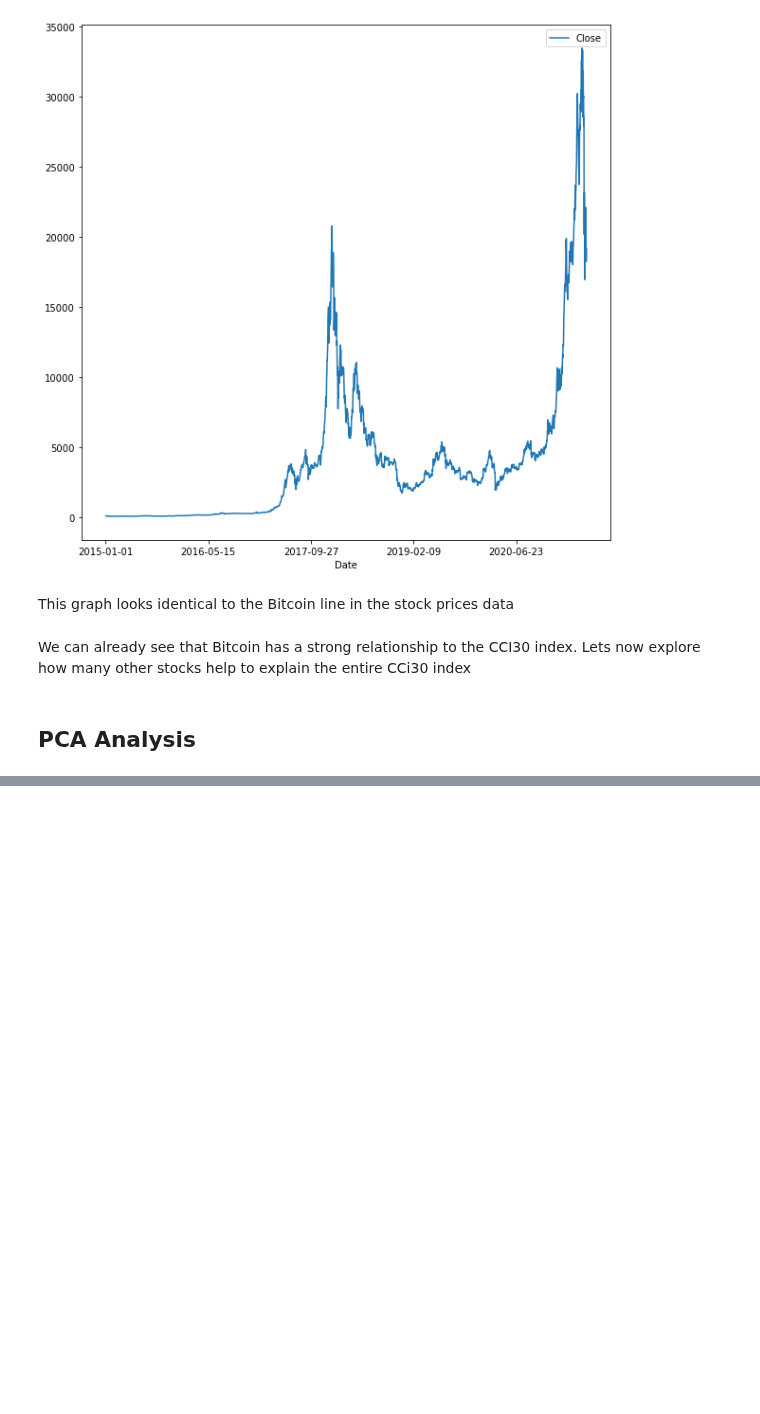
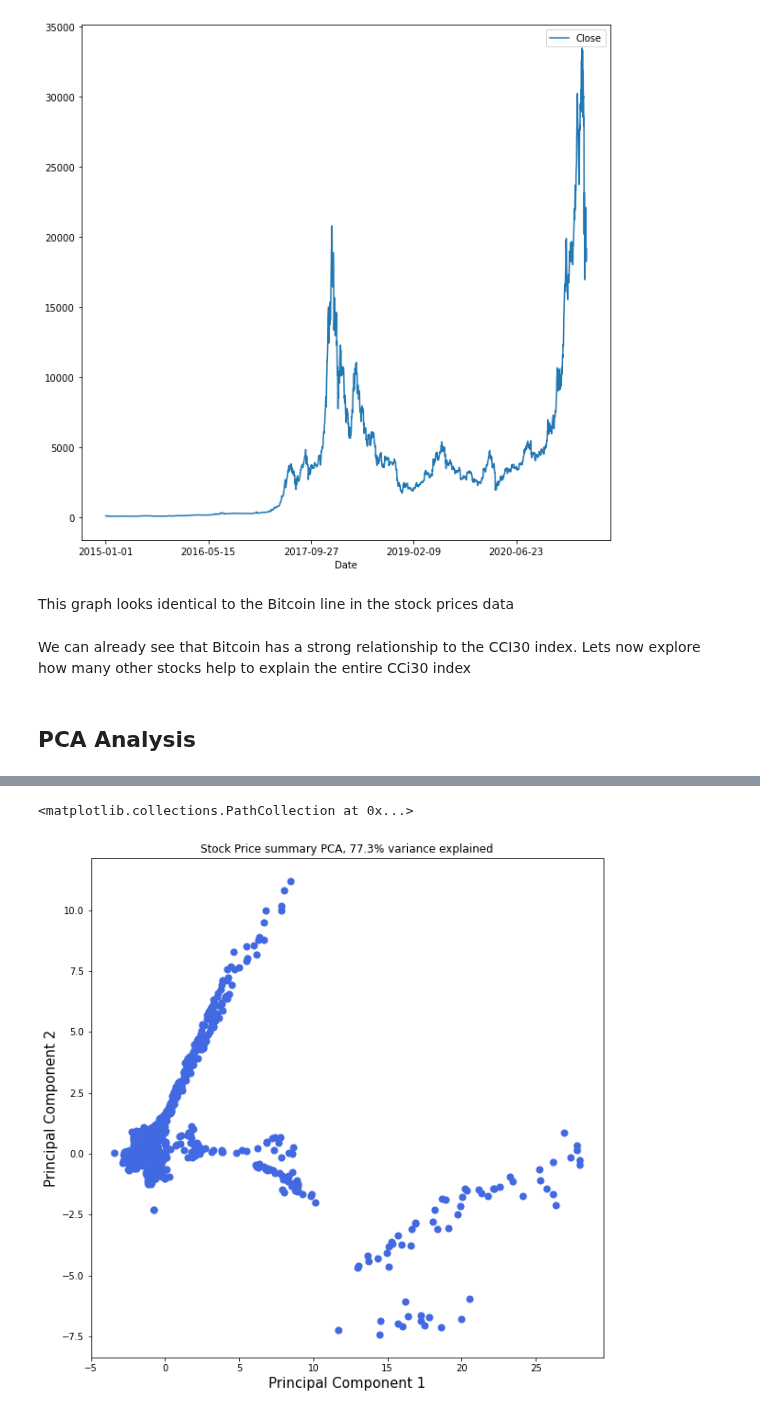
Before and after one commit to kenneykwan/Springboard, a Jupyter notebook: Capstone2-CCI30Index/Capstone 2 CCI30 Index - EDA.ipynb, the cells around one changed output, grey strips where cells are left out. Saved outputs shown, nothing was run; the diff lists cells and outputs as text; code cells hidden in the pictures; blank space fills up the shorter version.

```diff
--- a/Capstone2-CCI30Index/Capstone 2 CCI30 Index - EDA.ipynb
+++ b/Capstone2-CCI30Index/Capstone 2 CCI30 Index - EDA.ipynb
@@ -139,0 +142,20 @@ plt.show()
+# %%
+# create a PCA modified dataset
+pca_dataset = PCA(n_components=5).fit(stock_scaled).transform(stock_scaled)
+
+# store it in a new data frame
+pca_dataset= pd.DataFrame(data = pca_dataset, columns = ['principal component 1', 'principal component 2','principal component 3','principal component 4','principal component 5'])
+pc_var = 100 * stock_price_PCA.explained_variance_ratio_.cumsum()[4]
+# define a figure
+plt.figure()
+
+# define the label and title
+plt.xlabel('Principal Component 1', fontsize = 15)
+plt.ylabel('Principal Component 2', fontsize = 15)
+plt.title(f'Stock Price summary PCA, {pc_var:.1f}% variance explained')
+
+# plot the figure
+plt.scatter(pca_dataset['principal component 1'], pca_dataset['principal component 2'], c='royalBlue', s = 50)
+# %% [output]
+<matplotlib.collections.PathCollection at 0x...>
+[figure, added]
```
Also changed, not shown: parts of 4 cells of this notebook.
